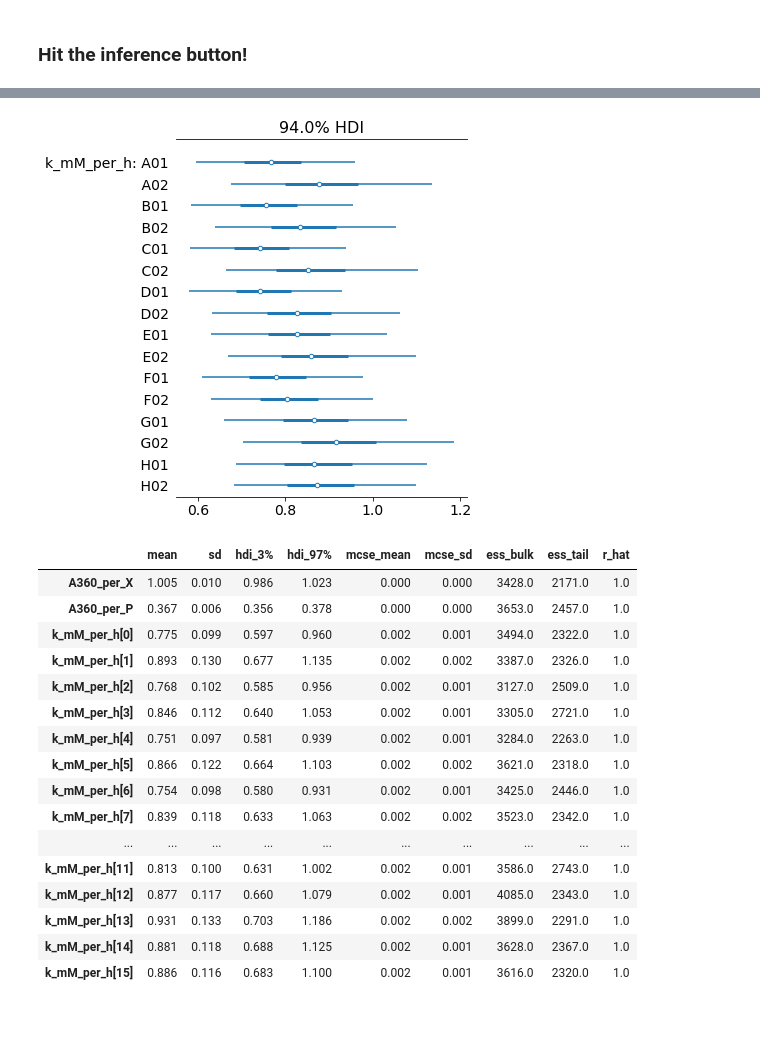
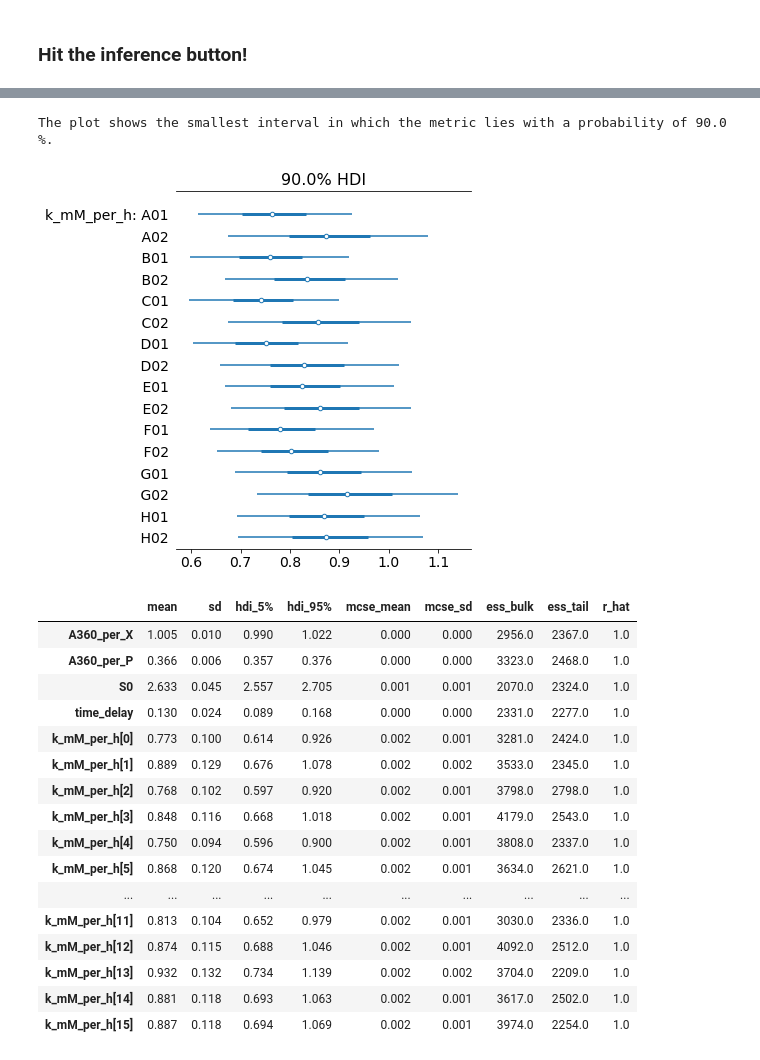
Before and after one commit to JuBiotech/diginbio-car-paper, a Jupyter notebook: notebooks/02_Model Fitting.ipynb, the cells around one changed output, grey strips where cells are left out. Saved outputs shown, nothing was run; the diff lists cells and outputs as text; code cells hidden in the pictures; blank space fills up the shorter version.

```diff
--- a/notebooks/02_Model Fitting.ipynb
+++ b/notebooks/02_Model Fitting.ipynb
@@ -68,5 +55,13 @@ Sampling 3 chains for 1_000 tune and 1_000 draw iterations (3_000 + 3_000 draws
 0, dim: sampling_cycle, 5 =? 5
 1, dim: reaction_well, 16 =? 16
 # %%
-arviz.plot_trace(idata, var_names=["S0", "time_delay", "k_mM_per_h"]);
+metric = "k_mM_per_h" if "k_mM_per_h" in idata.posterior else "vmax_mM_per_h"
+interesting_variables = [
+    "A360_per_X",
+    "A360_per_P",
+    "S0",
+    "time_delay",
+    metric
+]
+arviz.plot_trace(idata, var_names=interesting_variables, combined=True);
 # %% [output]
@@ -74,27 +69,30 @@ arviz.plot_trace(idata, var_names=["S0", "time_delay", "k_mM_per_h"]);
 # %%
-arviz.plot_forest(idata, var_names="k_mM_per_h", combined=True);
+hdi_prob = 0.9
+arviz.plot_forest(idata, var_names=metric, combined=True, hdi_prob=hdi_prob);
+print(f"The plot shows the smallest interval in which the metric lies with a probability of {hdi_prob*100} %.")
 # %% [output]
+The plot shows the smallest interval in which the metric lies with a probability of 90.0 %.
-[figure, old version]
+[figure, new version]
 # %%
-arviz.summary(idata, var_names=["A360_per_X", "A360_per_P", "k_mM_per_h"])
+arviz.summary(idata, var_names=interesting_variables, hdi_prob=hdi_prob)
 # %% [output]
-|  | mean | sd | hdi_3% | hdi_97% | mcse_mean | mcse_sd | ess_bulk | ess_tail | r_hat |
-| A360_per_X | 1.005 | 0.010 | 0.986 | 1.023 | 0.000 | 0.000 | 3428.0 | 2171.0 | 1.0 |
-| A360_per_P | 0.367 | 0.006 | 0.356 | 0.378 | 0.000 | 0.000 | 3653.0 | 2457.0 | 1.0 |
-| k_mM_per_h[0] | 0.775 | 0.099 | 0.597 | 0.960 | 0.002 | 0.001 | 3494.0 | 2322.0 | 1.0 |
-| k_mM_per_h[1] | 0.893 | 0.130 | 0.677 | 1.135 | 0.002 | 0.002 | 3387.0 | 2326.0 | 1.0 |
-| k_mM_per_h[2] | 0.768 | 0.102 | 0.585 | 0.956 | 0.002 | 0.001 | 3127.0 | 2509.0 | 1.0 |
-| k_mM_per_h[3] | 0.846 | 0.112 | 0.640 | 1.053 | 0.002 | 0.001 | 3305.0 | 2721.0 | 1.0 |
-| k_mM_per_h[4] | 0.751 | 0.097 | 0.581 | 0.939 | 0.002 | 0.001 | 3284.0 | 2263.0 | 1.0 |
-| k_mM_per_h[5] | 0.866 | 0.122 | 0.664 | 1.103 | 0.002 | 0.002 | 3621.0 | 2318.0 | 1.0 |
-| k_mM_per_h[6] | 0.754 | 0.098 | 0.580 | 0.931 | 0.002 | 0.001 | 3425.0 | 2446.0 | 1.0 |
-| k_mM_per_h[7] | 0.839 | 0.118 | 0.633 | 1.063 | 0.002 | 0.002 | 3523.0 | 2342.0 | 1.0 |
+|  | mean | sd | hdi_5% | hdi_95% | mcse_mean | mcse_sd | ess_bulk | ess_tail | r_hat |
+| A360_per_X | 1.005 | 0.010 | 0.990 | 1.022 | 0.000 | 0.000 | 2956.0 | 2367.0 | 1.0 |
+| A360_per_P | 0.366 | 0.006 | 0.357 | 0.376 | 0.000 | 0.000 | 3323.0 | 2468.0 | 1.0 |
+| S0 | 2.633 | 0.045 | 2.557 | 2.705 | 0.001 | 0.001 | 2070.0 | 2324.0 | 1.0 |
+| time_delay | 0.130 | 0.024 | 0.089 | 0.168 | 0.000 | 0.000 | 2331.0 | 2277.0 | 1.0 |
+| k_mM_per_h[0] | 0.773 | 0.100 | 0.614 | 0.926 | 0.002 | 0.001 | 3281.0 | 2424.0 | 1.0 |
+| k_mM_per_h[1] | 0.889 | 0.129 | 0.676 | 1.078 | 0.002 | 0.002 | 3533.0 | 2345.0 | 1.0 |
+| k_mM_per_h[2] | 0.768 | 0.102 | 0.597 | 0.920 | 0.002 | 0.001 | 3798.0 | 2798.0 | 1.0 |
+| k_mM_per_h[3] | 0.848 | 0.116 | 0.668 | 1.018 | 0.002 | 0.001 | 4179.0 | 2543.0 | 1.0 |
+| k_mM_per_h[4] | 0.750 | 0.094 | 0.596 | 0.900 | 0.002 | 0.001 | 3808.0 | 2337.0 | 1.0 |
+| k_mM_per_h[5] | 0.868 | 0.120 | 0.674 | 1.045 | 0.002 | 0.001 | 3634.0 | 2621.0 | 1.0 |
 | ... | ... | ... | ... | ... | ... | ... | ... | ... | ... |
-| k_mM_per_h[11] | 0.813 | 0.100 | 0.631 | 1.002 | 0.002 | 0.001 | 3586.0 | 2743.0 | 1.0 |
-| k_mM_per_h[12] | 0.877 | 0.117 | 0.660 | 1.079 | 0.002 | 0.001 | 4085.0 | 2343.0 | 1.0 |
-| k_mM_per_h[13] | 0.931 | 0.133 | 0.703 | 1.186 | 0.002 | 0.002 | 3899.0 | 2291.0 | 1.0 |
-| k_mM_per_h[14] | 0.881 | 0.118 | 0.688 | 1.125 | 0.002 | 0.001 | 3628.0 | 2367.0 | 1.0 |
-| k_mM_per_h[15] | 0.886 | 0.116 | 0.683 | 1.100 | 0.002 | 0.001 | 3616.0 | 2320.0 | 1.0 |
+| k_mM_per_h[11] | 0.813 | 0.104 | 0.652 | 0.979 | 0.002 | 0.001 | 3030.0 | 2336.0 | 1.0 |
+| k_mM_per_h[12] | 0.874 | 0.115 | 0.688 | 1.046 | 0.002 | 0.001 | 4092.0 | 2512.0 | 1.0 |
+| k_mM_per_h[13] | 0.932 | 0.132 | 0.734 | 1.139 | 0.002 | 0.002 | 3704.0 | 2209.0 | 1.0 |
+| k_mM_per_h[14] | 0.881 | 0.118 | 0.693 | 1.063 | 0.002 | 0.001 | 3617.0 | 2502.0 | 1.0 |
+| k_mM_per_h[15] | 0.887 | 0.118 | 0.694 | 1.069 | 0.002 | 0.001 | 3974.0 | 2254.0 | 1.0 |
 # %%
 fp_out = plotting.plot_gif(
     fn_plot=lambda rwell: plotting.plot_reaction_well(idata, rwell),
```
Also changed, not shown: parts of 7 cells of this notebook, 3 other files.
